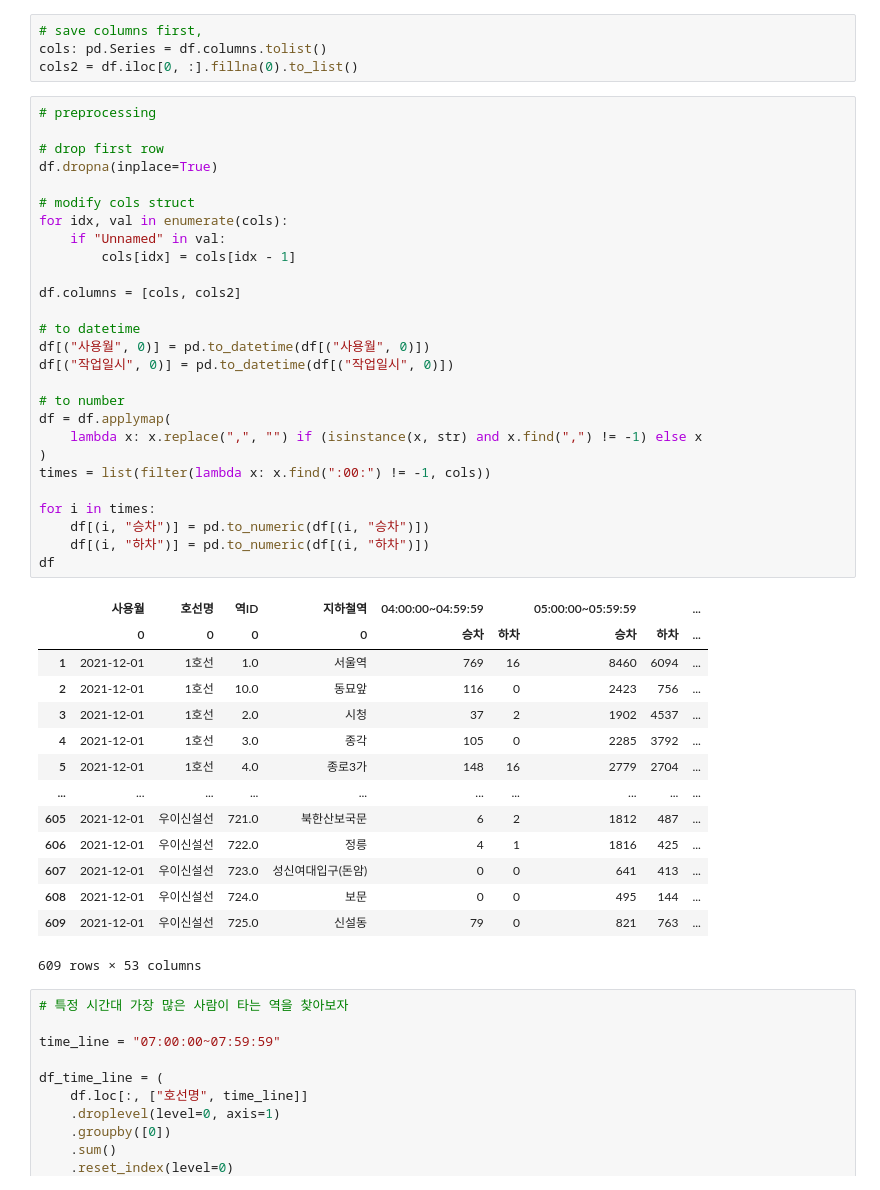
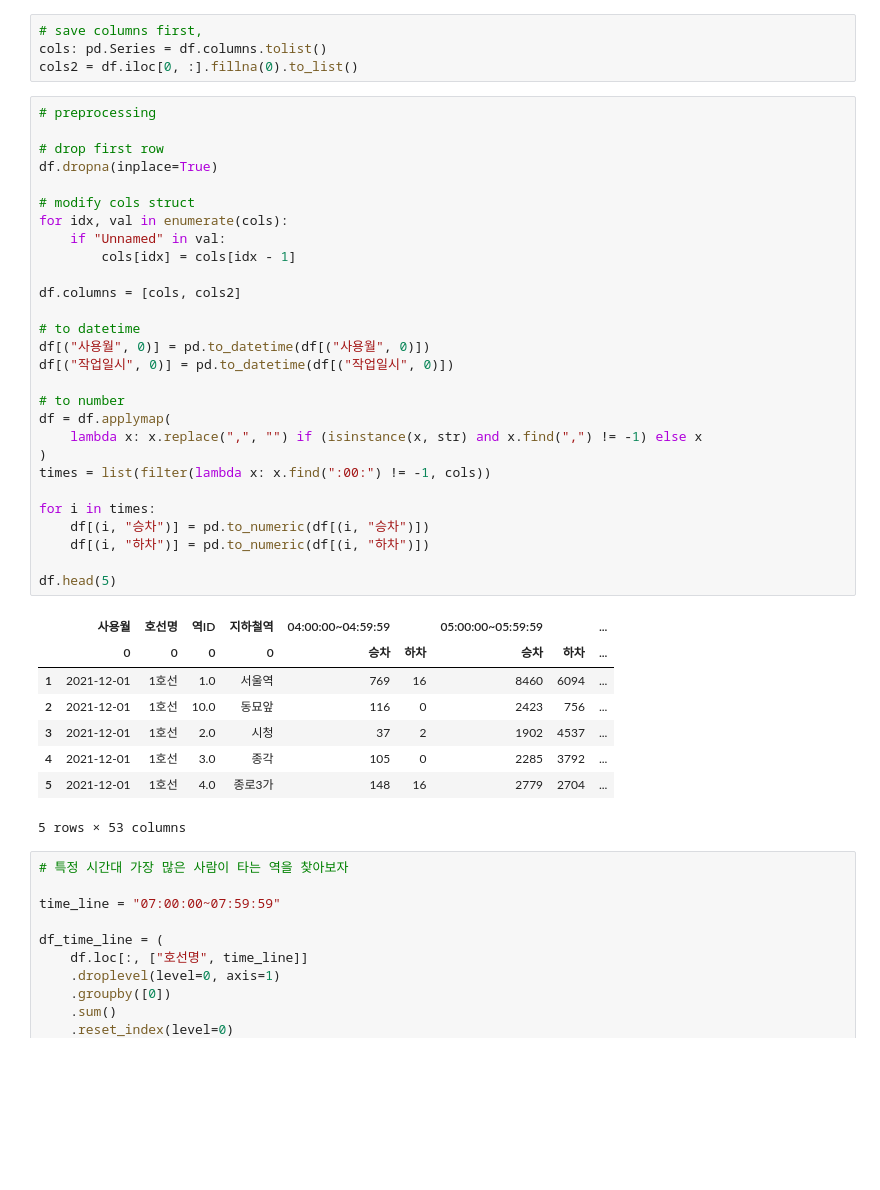
Before and after one commit to tmxkqotnl/studying_data_analysis, a Jupyter notebook: data_analysis_for_everyone_with_python/subway_time/subway_time.ipynb, the cells around one changed output. Saved outputs shown, nothing was run; the diff lists cells and outputs as text; blank space fills up the shorter version.

Commit message:
fix, add dataframe head

```diff
--- a/data_analysis_for_everyone_with_python/subway_time/subway_time.ipynb
+++ b/data_analysis_for_everyone_with_python/subway_time/subway_time.ipynb
@@ -25,41 +25,36 @@ cols2 = df.iloc[0, :].fillna(0).to_list()
 df.dropna(inplace=True)
 
 # modify cols struct
 for idx, val in enumerate(cols):
     if "Unnamed" in val:
         cols[idx] = cols[idx - 1]
 
 df.columns = [cols, cols2]
 
 # to datetime
 df[("사용월", 0)] = pd.to_datetime(df[("사용월", 0)])
 df[("작업일시", 0)] = pd.to_datetime(df[("작업일시", 0)])
 
 # to number
 df = df.applymap(
     lambda x: x.replace(",", "") if (isinstance(x, str) and x.find(",") != -1) else x
 )
 times = list(filter(lambda x: x.find(":00:") != -1, cols))
 
 for i in times:
     df[(i, "승차")] = pd.to_numeric(df[(i, "승차")])
     df[(i, "하차")] = pd.to_numeric(df[(i, "하차")])
-df
+
+df.head(5)
 # %% [output]
 |  | 사용월 | 호선명 | 역ID | 지하철역 | 04:00:00~04:59:59 |  | 05:00:00~05:59:59 |  | ... |
 |  | 0 | 0 | 0 | 0 | 승차 | 하차 | 승차 | 하차 | ... |
 | 1 | 2021-12-01 | 1호선 | 1.0 | 서울역 | 769 | 16 | 8460 | 6094 | ... |
 | 2 | 2021-12-01 | 1호선 | 10.0 | 동묘앞 | 116 | 0 | 2423 | 756 | ... |
 | 3 | 2021-12-01 | 1호선 | 2.0 | 시청 | 37 | 2 | 1902 | 4537 | ... |
 | 4 | 2021-12-01 | 1호선 | 3.0 | 종각 | 105 | 0 | 2285 | 3792 | ... |
 | 5 | 2021-12-01 | 1호선 | 4.0 | 종로3가 | 148 | 16 | 2779 | 2704 | ... |
-| ... | ... | ... | ... | ... | ... | ... | ... | ... | ... |
-| 605 | 2021-12-01 | 우이신설선 | 721.0 | 북한산보국문 | 6 | 2 | 1812 | 487 | ... |
-| 606 | 2021-12-01 | 우이신설선 | 722.0 | 정릉 | 4 | 1 | 1816 | 425 | ... |
-| 607 | 2021-12-01 | 우이신설선 | 723.0 | 성신여대입구(돈암) | 0 | 0 | 641 | 413 | ... |
-| 608 | 2021-12-01 | 우이신설선 | 724.0 | 보문 | 0 | 0 | 495 | 144 | ... |
-| 609 | 2021-12-01 | 우이신설선 | 725.0 | 신설동 | 79 | 0 | 821 | 763 | ... |
-609 rows × 53 columns
+5 rows × 53 columns
 # %%
 # 특정 시간대 가장 많은 사람이 타는 역을 찾아보자
 
```
